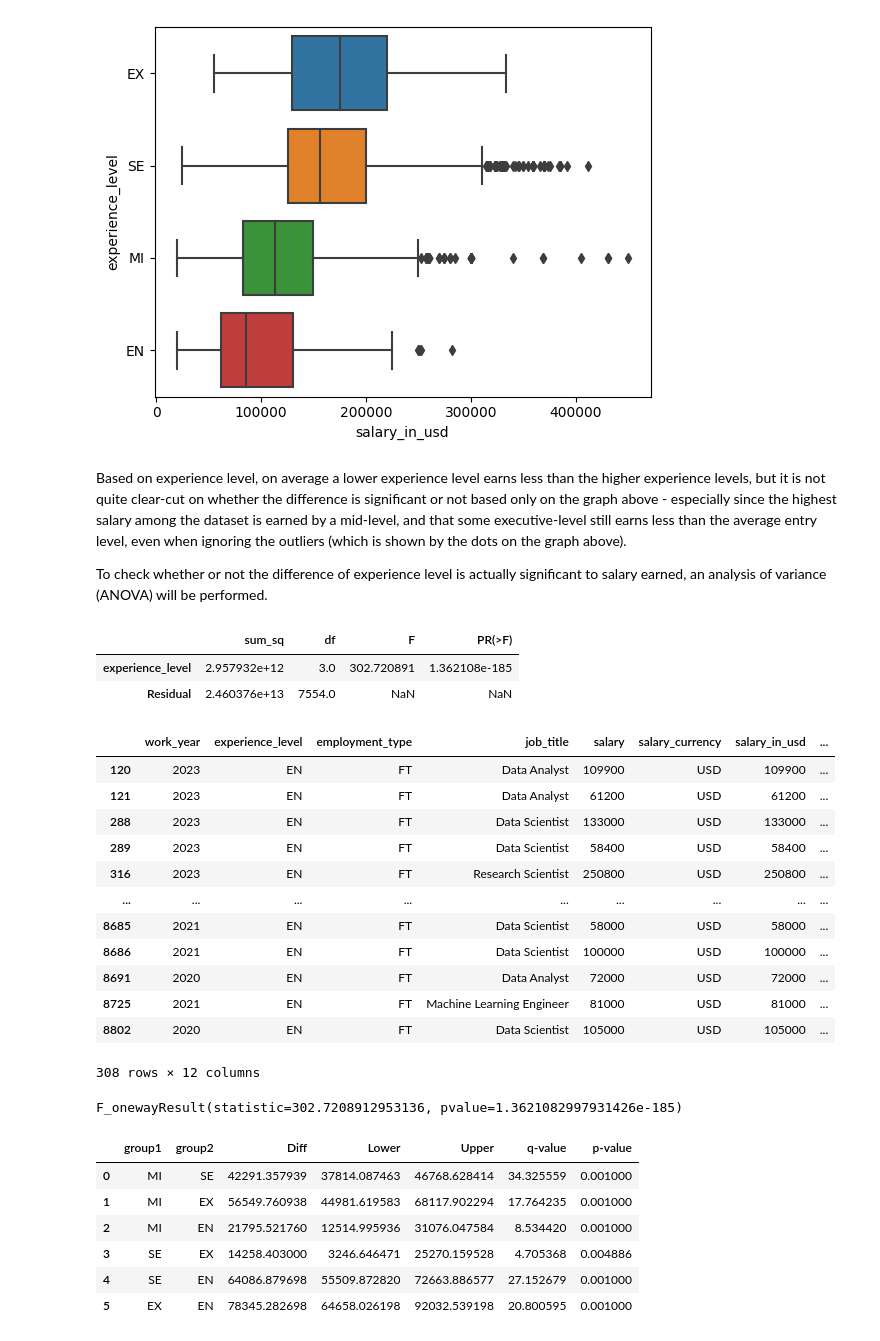
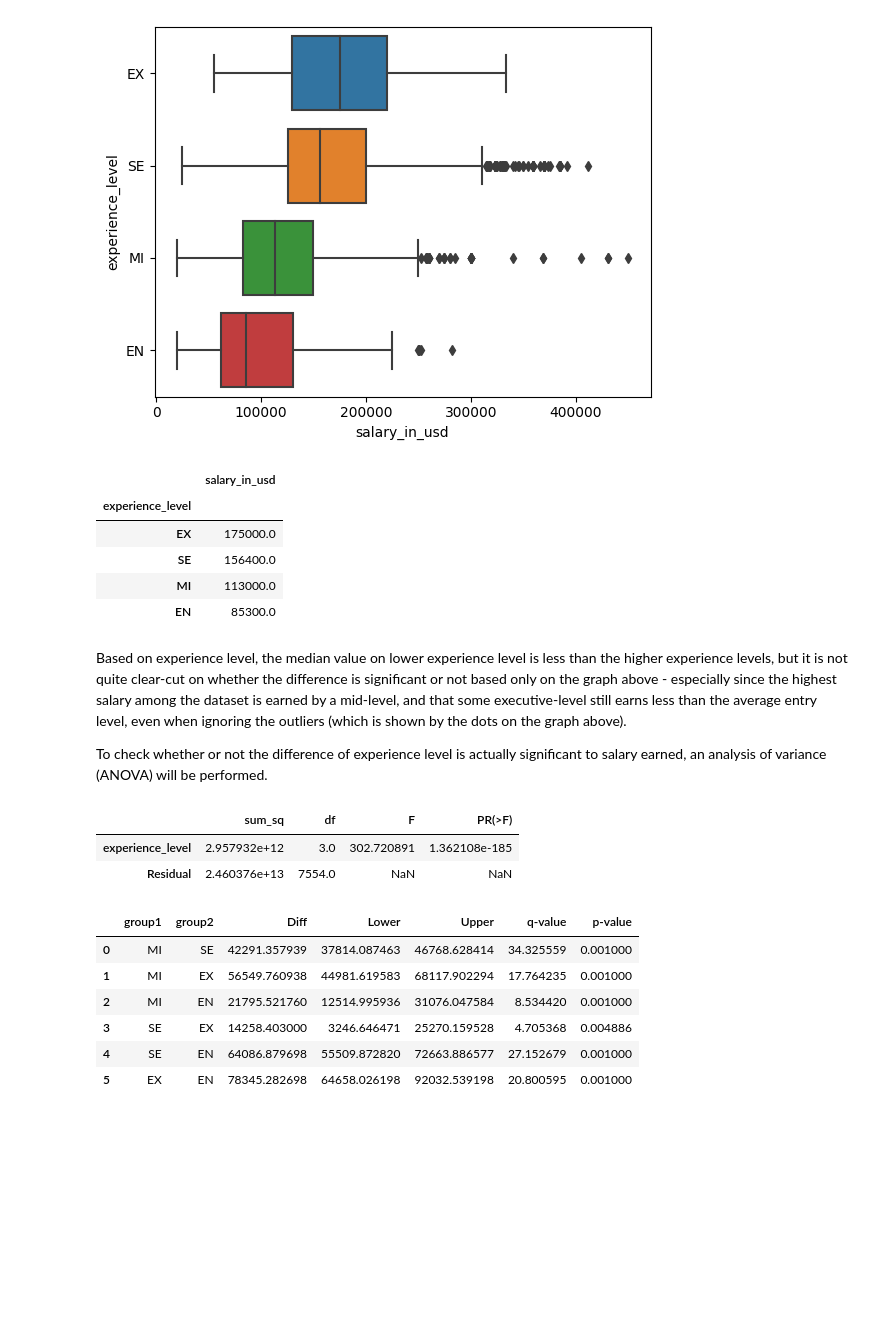
Before and after one commit to mezkymy/global-salaries, a Jupyter notebook: global-salaries.ipynb, the cells around one changed output. Cells and saved outputs as stored; diff of their text form; code cells hidden in the pictures; blank space fills up the shorter version.

```diff
--- a/global-salaries.ipynb
+++ b/global-salaries.ipynb
@@ -353,8 +392,17 @@ sns.boxplot(data=df4, x='salary_in_usd', y='experience_level', order=grouped2.in
 plt.show()
 # %% [output]
 [figure]
+# %%
+grouped2
+# %% [output]
+|  | salary_in_usd |
+| experience_level |  |
+| EX | 175000.0 |
+| SE | 156400.0 |
+| MI | 113000.0 |
+| EN | 85300.0 |
 # %% [markdown]
-Based on experience level, on average a lower experience level earns less than the higher experience levels, but it is not quite clear-cut on whether the difference is significant or not based only on the graph above - especially since the highest salary among the dataset is earned by a mid-level, and that some executive-level still earns less than the average entry level, even when ignoring the outliers (which is shown by the dots on the graph above).
+Based on experience level, the median value on lower experience level is less than the higher experience levels, but it is not quite clear-cut on whether the difference is significant or not based only on the graph above - especially since the highest salary among the dataset is earned by a mid-level, and that some executive-level still earns less than the average entry level, even when ignoring the outliers (which is shown by the dots on the graph above).
 
 To check whether or not the difference of experience level is actually significant to salary earned, an analysis of variance (ANOVA) will be performed.
 # %%
@@ -369,27 +414,6 @@ anova_table
 |  | sum_sq | df | F | PR(>F) |
 | experience_level | 2.957932e+12 | 3.0 | 302.720891 | 1.362108e-185 |
 | Residual | 2.460376e+13 | 7554.0 | NaN | NaN |
-# %%
-df4[df4['experience_level']=='EN']
-# %% [output]
-|  | work_year | experience_level | employment_type | job_title | salary | salary_currency | salary_in_usd | ... |
-| 120 | 2023 | EN | FT | Data Analyst | 109900 | USD | 109900 | ... |
-| 121 | 2023 | EN | FT | Data Analyst | 61200 | USD | 61200 | ... |
-| 288 | 2023 | EN | FT | Data Scientist | 133000 | USD | 133000 | ... |
-| 289 | 2023 | EN | FT | Data Scientist | 58400 | USD | 58400 | ... |
-| 316 | 2023 | EN | FT | Research Scientist | 250800 | USD | 250800 | ... |
-| ... | ... | ... | ... | ... | ... | ... | ... | ... |
-| 8685 | 2021 | EN | FT | Data Scientist | 58000 | USD | 58000 | ... |
-| 8686 | 2021 | EN | FT | Data Scientist | 100000 | USD | 100000 | ... |
-| 8691 | 2020 | EN | FT | Data Analyst | 72000 | USD | 72000 | ... |
-| 8725 | 2021 | EN | FT | Machine Learning Engineer | 81000 | USD | 81000 | ... |
-| 8802 | 2020 | EN | FT | Data Scientist | 105000 | USD | 105000 | ... |
-308 rows × 12 columns
-# %%
-# Conduct the one-way ANOVA
-stats.f_oneway(df4[df4['experience_level']=='EN']['salary_in_usd'], df4[df4['experience_level']=='MI']['salary_in_usd'], df4[df4['experience_level']=='SE']['salary_in_usd'], df4[df4['experience_level']=='EX']['salary_in_usd'])
-# %% [output]
-F_onewayResult(statistic=302.7208912953136, pvalue=1.3621082997931426e-185)
 # %%
 # check which group is significantly different using tukey HSD
 res = stat()
```
Also changed, not shown: parts of 15 cells of this notebook.
